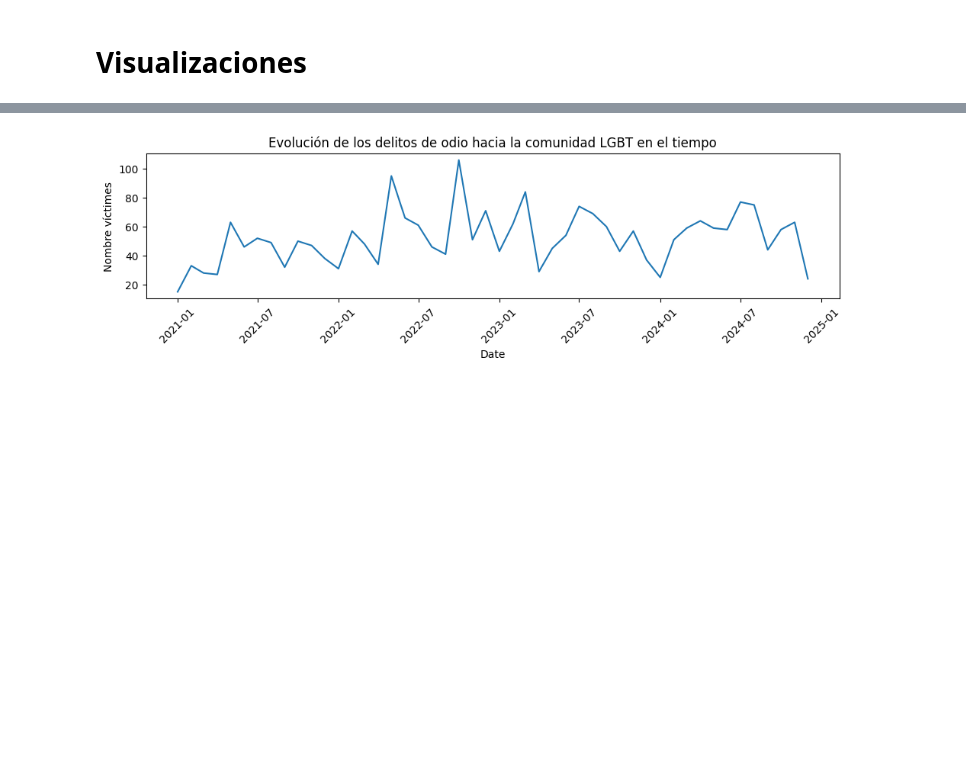
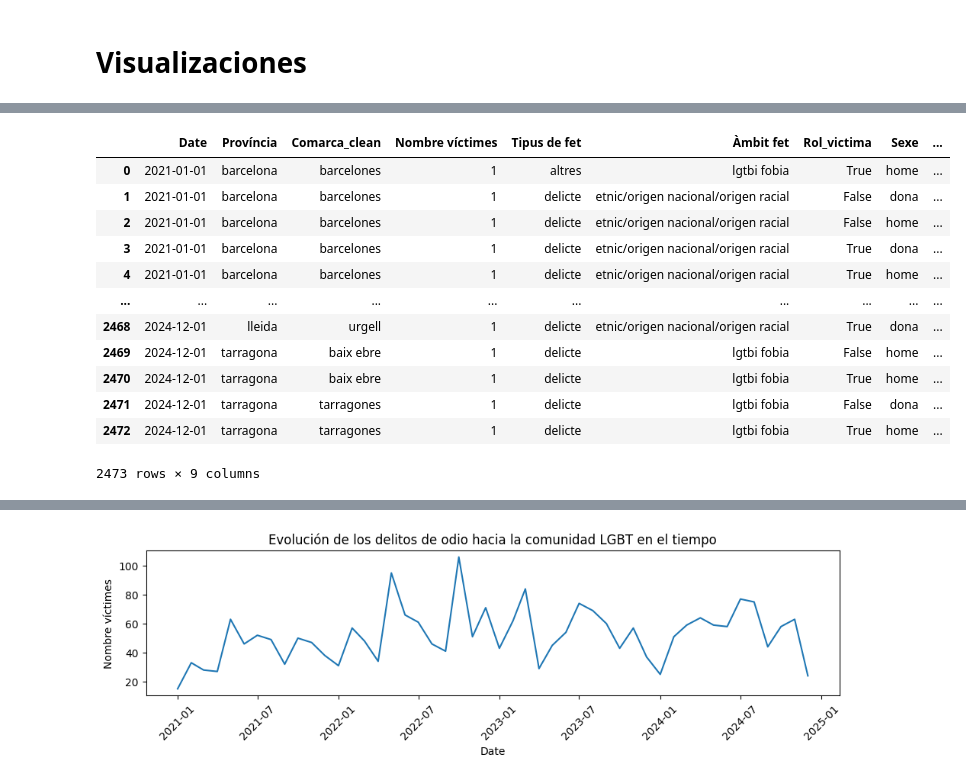
Before and after one commit to EFRdev/hate_crimes, a Jupyter notebook: hate_crimes.ipynb, the cells around one changed output, grey strips where cells are left out. Saved outputs shown, nothing was run; the diff lists cells and outputs as text; code cells hidden in the pictures; blank space fills up the shorter version.

```diff
--- a/hate_crimes.ipynb
+++ b/hate_crimes.ipynb
@@ -494,0 +434,18 @@ plt.show()
+# %%
+# Agrupar por Municipios
+df_group_by_Municipi = df_filtered_delitos.groupby(['Date','Província', 'Comarca_clean', 'Nombre víctimes', 'Tipus de fet', 'Àmbit fet', 'Rol_victima', 'Sexe']) ['Municipi_clean'].sum().reset_index()
+df_group_by_Municipi
+# %% [output]
+|  | Date | Província | Comarca_clean | Nombre víctimes | Tipus de fet | Àmbit fet | Rol_victima | Sexe | ... |
+| 0 | 2021-01-01 | barcelona | barcelones | 1 | altres | lgtbi fobia | True | home | ... |
+| 1 | 2021-01-01 | barcelona | barcelones | 1 | delicte | etnic/origen nacional/origen racial | False | dona | ... |
+| 2 | 2021-01-01 | barcelona | barcelones | 1 | delicte | etnic/origen nacional/origen racial | False | home | ... |
+| 3 | 2021-01-01 | barcelona | barcelones | 1 | delicte | etnic/origen nacional/origen racial | True | dona | ... |
+| 4 | 2021-01-01 | barcelona | barcelones | 1 | delicte | etnic/origen nacional/origen racial | True | home | ... |
+| ... | ... | ... | ... | ... | ... | ... | ... | ... | ... |
+| 2468 | 2024-12-01 | lleida | urgell | 1 | delicte | etnic/origen nacional/origen racial | True | dona | ... |
+| 2469 | 2024-12-01 | tarragona | baix ebre | 1 | delicte | lgtbi fobia | False | home | ... |
+| 2470 | 2024-12-01 | tarragona | baix ebre | 1 | delicte | lgtbi fobia | True | home | ... |
+| 2471 | 2024-12-01 | tarragona | tarragones | 1 | delicte | lgtbi fobia | False | dona | ... |
+| 2472 | 2024-12-01 | tarragona | tarragones | 1 | delicte | lgtbi fobia | True | home | ... |
+2473 rows × 9 columns
```
Also changed, not shown: parts of 42 cells of this notebook, 40 other files.
